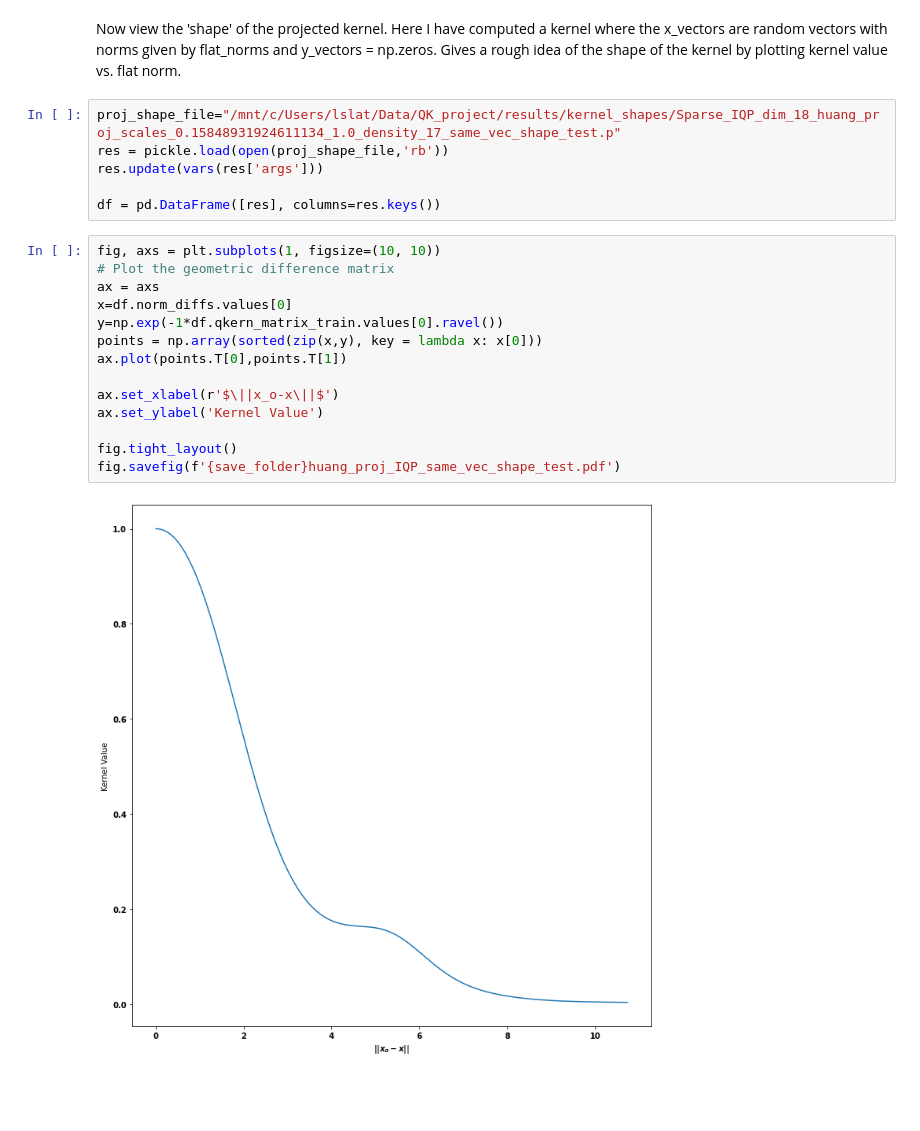
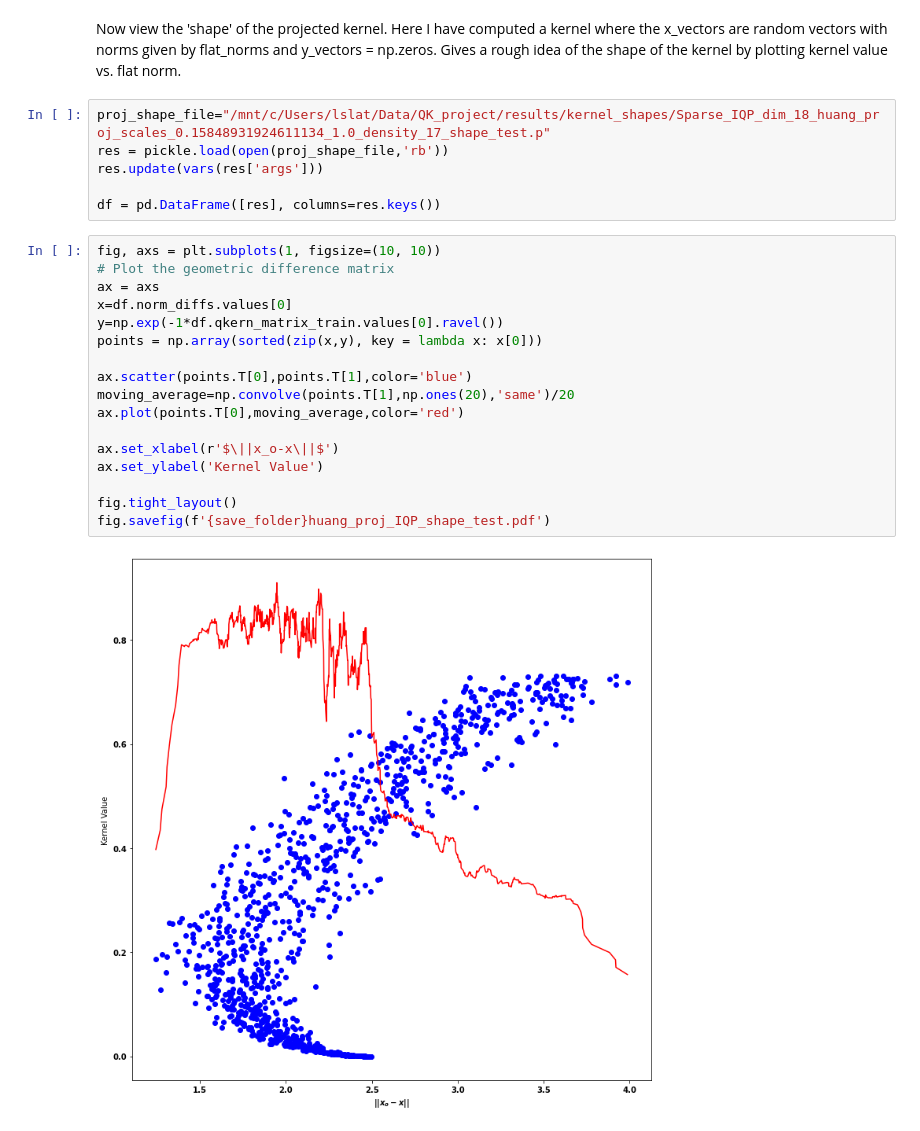
Before and after one commit to lslattery11/quantum_kernel, a Jupyter notebook: notebooks/data_visualization/geo_diff_projected_comparison.ipynb, the cells around one changed output. Drawn from its saved outputs; the diff is of its cells as text; blank space fills up the shorter version.

Commit message:
update to quantum kernel shapes

```diff
--- a/notebooks/data_visualization/geo_diff_projected_comparison.ipynb
+++ b/notebooks/data_visualization/geo_diff_projected_comparison.ipynb
@@ -143,7 +144,7 @@ fig.savefig(f'{save_folder}{dataset_name}_geometric_difference_IQP_proj_IQP.pdf'
 # %% [markdown]
 Now view the 'shape' of the projected kernel. Here I have computed a kernel where the x_vectors are random vectors with norms given by flat_norms and y_vectors = np.zeros. Gives a rough idea of the shape of the kernel by plotting kernel value vs. flat norm.
 # %%
-proj_shape_file="/mnt/c/Users/lslat/Data/QK_project/results/kernel_shapes/Sparse_IQP_dim_18_huang_proj_scales_0.15848931924611134_1.0_density_17_same_vec_shape_test.p"
+proj_shape_file="/mnt/c/Users/lslat/Data/QK_project/results/kernel_shapes/Sparse_IQP_dim_18_huang_proj_scales_0.15848931924611134_1.0_density_17_shape_test.p"
 res = pickle.load(open(proj_shape_file,'rb'))
 res.update(vars(res['args']))
 
@@ -151,17 +152,20 @@ df = pd.DataFrame([res], columns=res.keys())
 # %%
 fig, axs = plt.subplots(1, figsize=(10, 10))
 # Plot the geometric difference matrix
 ax = axs
 x=df.norm_diffs.values[0]
 y=np.exp(-1*df.qkern_matrix_train.values[0].ravel())
 points = np.array(sorted(zip(x,y), key = lambda x: x[0]))
-ax.plot(points.T[0],points.T[1])
+
+ax.scatter(points.T[0],points.T[1],color='blue')
+moving_average=np.convolve(points.T[1],np.ones(20),'same')/20
+ax.plot(points.T[0],moving_average,color='red')
 
 ax.set_xlabel(r'$\||x_o-x\||$')
 ax.set_ylabel('Kernel Value')
 
 fig.tight_layout()
-fig.savefig(f'{save_folder}huang_proj_IQP_same_vec_shape_test.pdf')
+fig.savefig(f'{save_folder}huang_proj_IQP_shape_test.pdf')
 # %% [output]
-[figure, old version]
+[figure, new version]
 # %%
```
Also changed, not shown: parts of 9 cells of this notebook, 2 other files.
